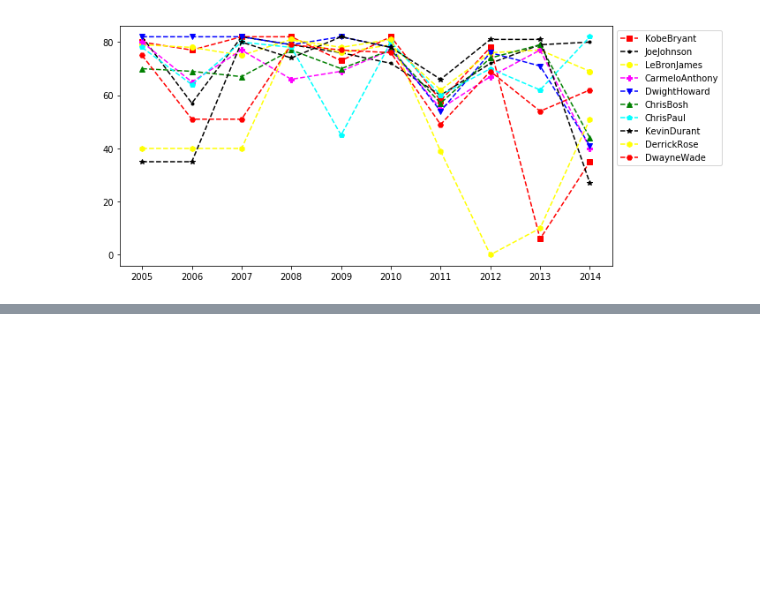
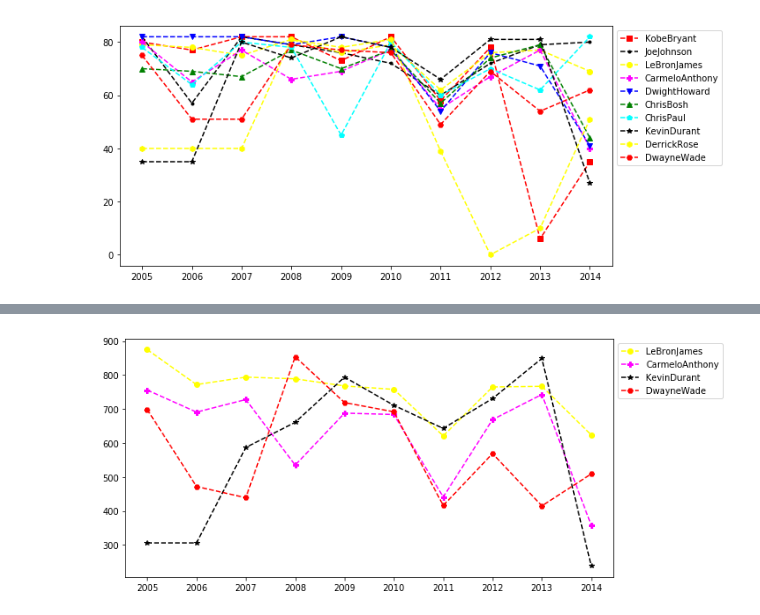
Before and after one commit to tedyeung/Python-, a Jupyter notebook: projects/basketball_trends/Basketball_Data_Analyzing.ipynb, the cells around one changed output, grey strips where cells are left out. Saved outputs shown, nothing was run; the diff lists cells and outputs as text; code cells hidden in the pictures; blank space fills up the shorter version.

```diff
--- a/projects/basketball_trends/Basketball_Data_Analyzing.ipynb
+++ b/projects/basketball_trends/Basketball_Data_Analyzing.ipynb
@@ -352,0 +371,4 @@ myplot(["KobeBryant","JoeJohnson","LeBronJames","CarmeloAnthony","DwightHoward",
+# %%
+myplot(FieldGoals, ["LeBronJames","CarmeloAnthony","KevinDurant","DwayneWade"])
+# %% [output]
+[figure, added]
```
Also changed, not shown: parts of 7 cells of this notebook.
